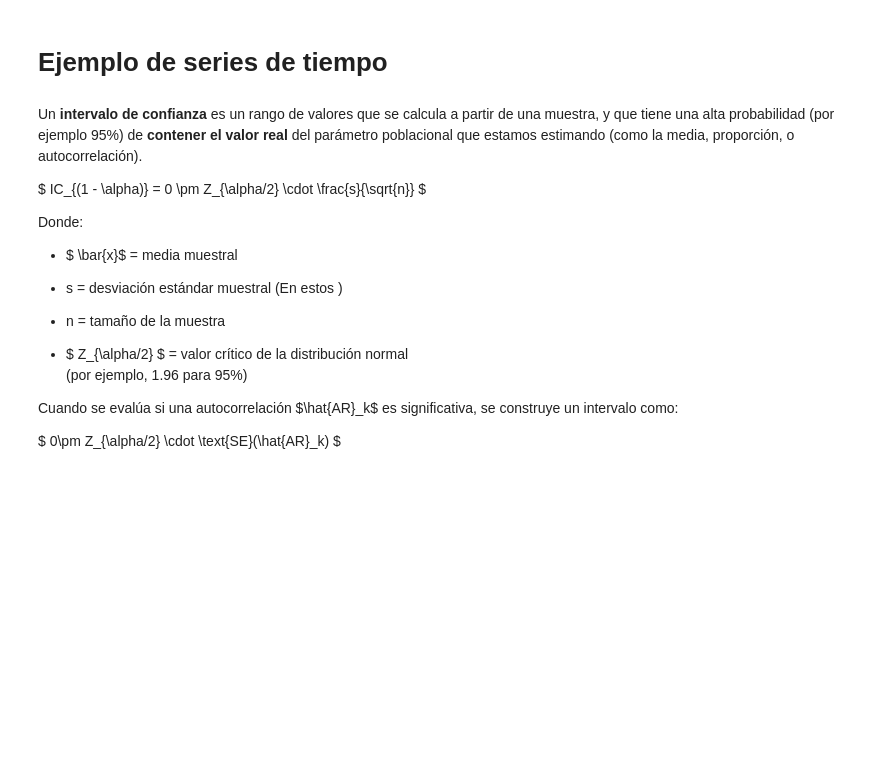
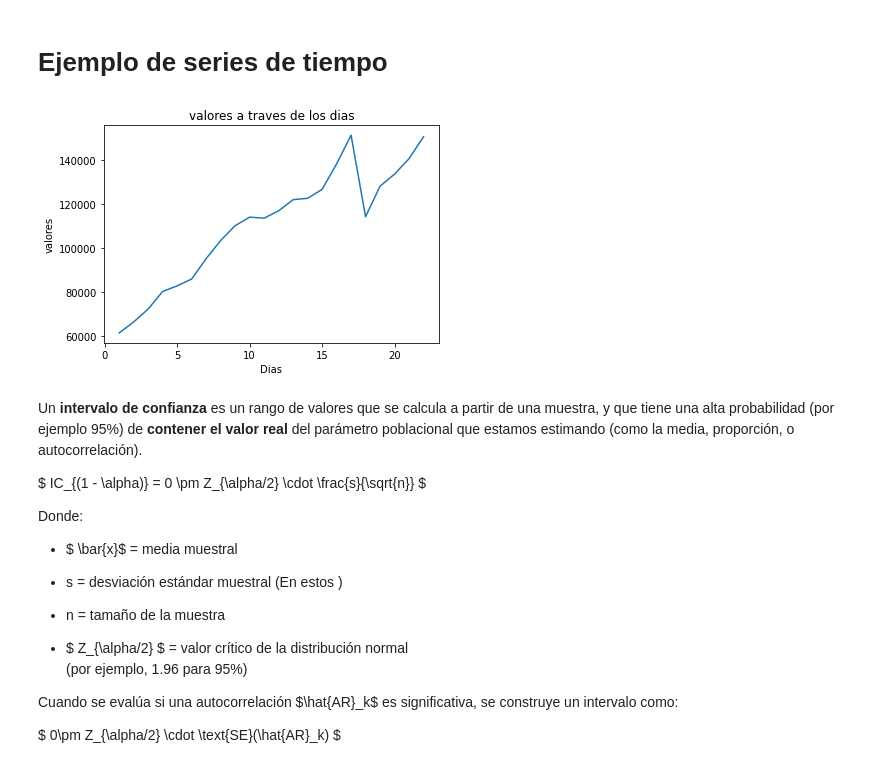
Before and after one commit to profelucas/invopa-2025, a Jupyter notebook: ra3/testdehipotesis/Testdehipotesis.ipynb, the cells around one changed output. Saved outputs shown, nothing was run; the diff lists cells and outputs as text; code cells hidden in the pictures; blank space fills up the shorter version.

```diff
--- a/ra3/testdehipotesis/Testdehipotesis.ipynb
+++ b/ra3/testdehipotesis/Testdehipotesis.ipynb
@@ -11,8 +11,17 @@ import math
 # %%
 data = [61562,66509,72386,80306,82884,85965,95183,103394,110136,113993,113531,116844,121903,122511,126553,138071,151079,114177,128003,133474,140488,150402]
 #importacion de datos
 ##ejemplo del la clase 1
 time_series=pd.Series(data)
+days = np.arange(1, len(time_series) + 1)
+
+plt.plot(days, time_series)
+plt.xlabel('Dias')
+plt.ylabel('valores')
+plt.title('valores a traves de los dias')
+plt.show()
+# %% [output]
+[figure, added]
 # %% [markdown]
 Un **intervalo de confianza** es un rango de valores que se calcula a partir de una muestra, y que tiene una alta probabilidad (por ejemplo 95%) de **contener el valor real** del parámetro poblacional que estamos estimando (como la media, proporción, o autocorrelación).
 
```
Also changed, not shown: 1 other file.
